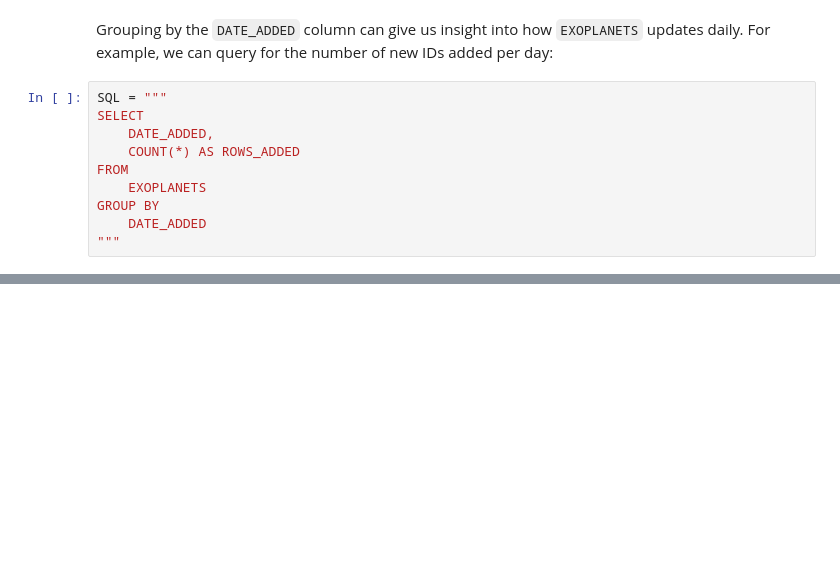
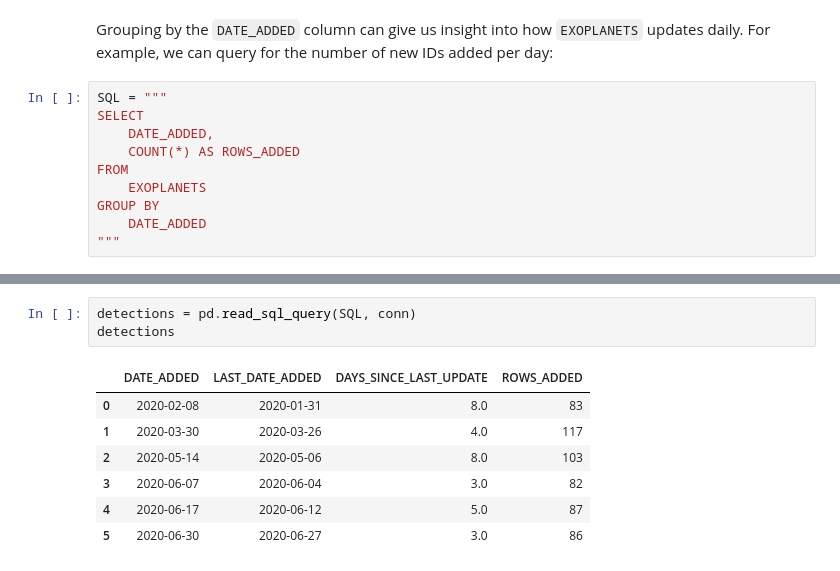
Before and after one commit to monte-carlo-data/data-downtime-challenge, a Jupyter notebook: notebooks/exercise_1.ipynb, the cells around one changed output, grey strips where cells are left out. Cells and saved outputs as stored; diff of their text form; blank space fills up the shorter version.

```diff
--- a/notebooks/exercise_1.ipynb
+++ b/notebooks/exercise_1.ipynb
@@ -155,0 +240,11 @@ Great work! In the next exercise, we'll build off of these simpler reports to ha
+# %%
+detections = pd.read_sql_query(SQL, conn)
+detections
+# %% [output]
+|  | DATE_ADDED | LAST_DATE_ADDED | DAYS_SINCE_LAST_UPDATE | ROWS_ADDED |
+| 0 | 2020-02-08 | 2020-01-31 | 8.0 | 83 |
+| 1 | 2020-03-30 | 2020-03-26 | 4.0 | 117 |
+| 2 | 2020-05-14 | 2020-05-06 | 8.0 | 103 |
+| 3 | 2020-06-07 | 2020-06-04 | 3.0 | 82 |
+| 4 | 2020-06-17 | 2020-06-12 | 5.0 | 87 |
+| 5 | 2020-06-30 | 2020-06-27 | 3.0 | 86 |
```
Also changed, not shown: parts of 40 cells of this notebook, 4 other files.
